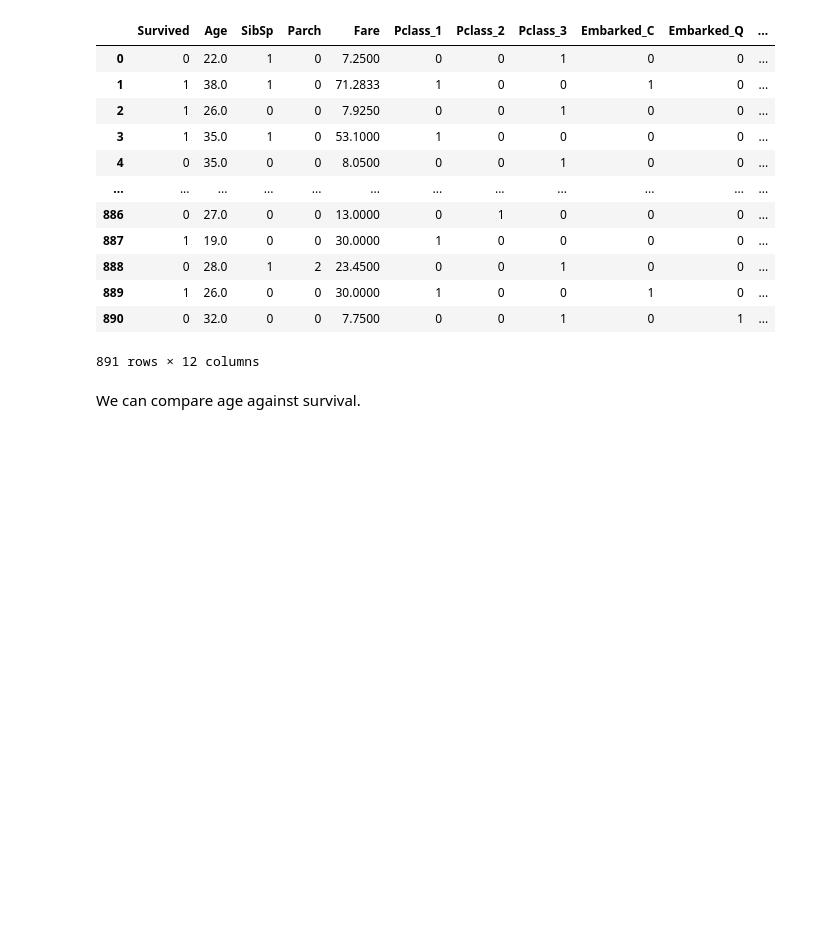
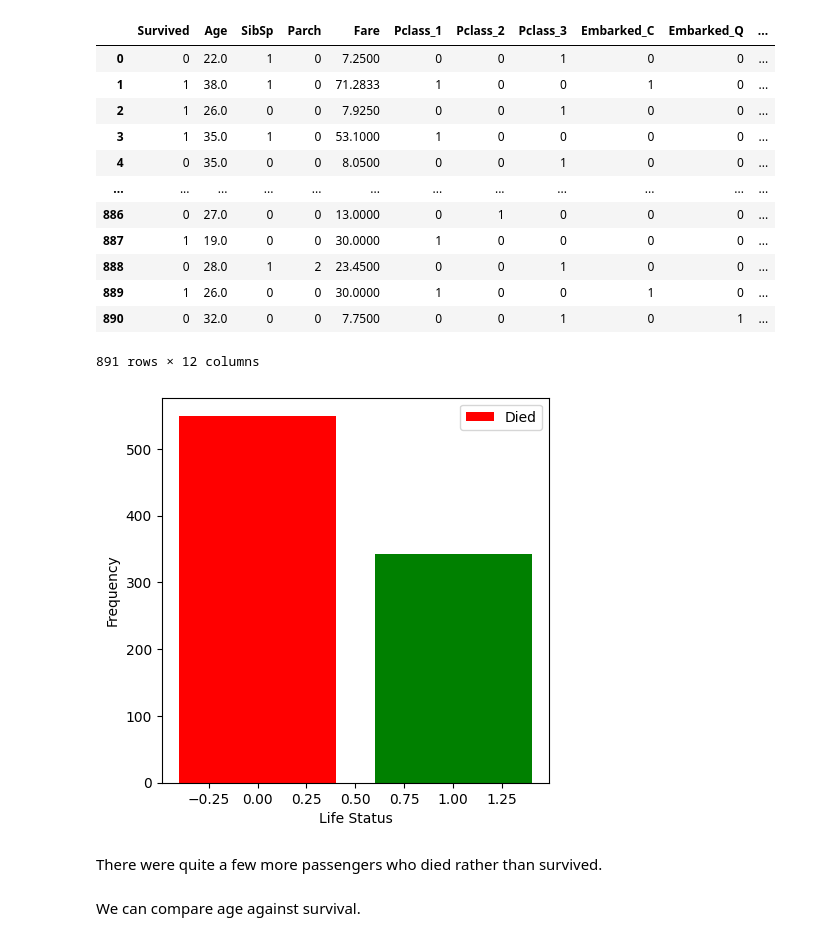
Before and after one commit to Rokeeb17/DS-Assignments, a Jupyter notebook: LogisticRegression.ipynb, the cells around one changed output. Drawn from its saved outputs; the diff is of its cells as text; code cells hidden in the pictures; blank space fills up the shorter version.

```diff
--- a/LogisticRegression.ipynb
+++ b/LogisticRegression.ipynb
@@ -305,6 +323,17 @@ newer_train
 | 889 | 1 | 26.0 | 0 | 0 | 30.0000 | 1 | 0 | 0 | 1 | 0 | ... |
 | 890 | 0 | 32.0 | 0 | 0 | 7.7500 | 0 | 0 | 1 | 0 | 1 | ... |
 891 rows × 12 columns
+# %%
+plt.figure(figsize=(5,5))
+plt.bar(list(newer_train['Survived'].value_counts().keys()), list(newer_train['Survived'].value_counts()),color=['r','g'])
+plt.ylabel('Frequency')
+plt.xlabel('Life Status')
+plt.legend(['Died', 'Survived'])
+plt.show()
+# %% [output]
+[figure, added]
+# %% [markdown]
+There were quite a few more passengers who died rather than survived.
 # %% [markdown]
 We can compare age against survival.
 # %%
```
Also changed, not shown: parts of 21 cells of this notebook.
